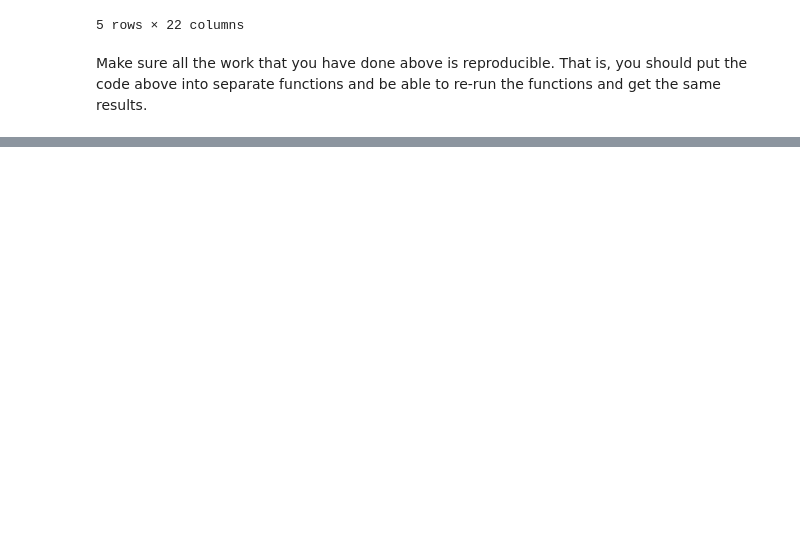
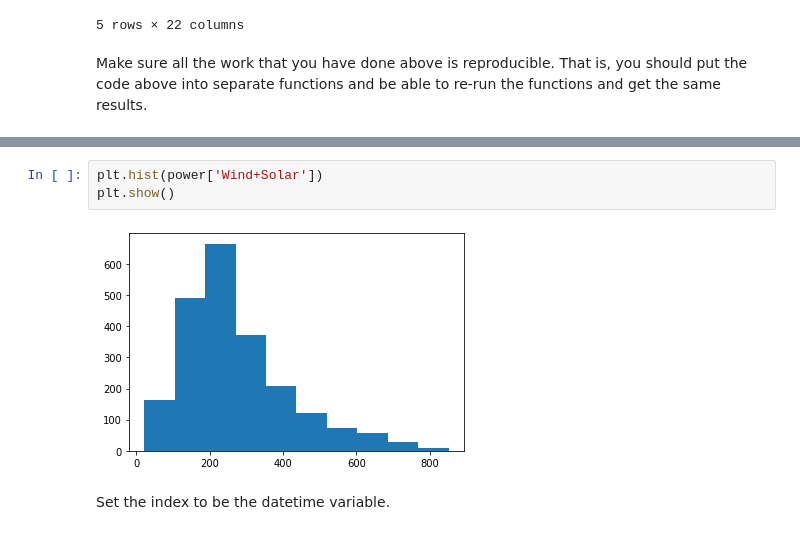
Before and after one commit to soslin/ds-methodologies-exercises, a Jupyter notebook: time_series/prepare.ipynb, the cells around one changed output, grey strips where cells are left out. Drawn from its saved outputs; the diff is of its cells as text; blank space fills up the shorter version.

```diff
--- a/time_series/prepare.ipynb
+++ b/time_series/prepare.ipynb
@@ -113,0 +146,7 @@ Make sure all the work that you have done above is reproducible. That is, you sh
+# %%
+plt.hist(power['Wind+Solar'])
+plt.show()
+# %% [output]
+[figure, added]
+# %% [markdown]
+Set the index to be the datetime variable.
```
Also changed, not shown: parts of 12 cells of this notebook.
